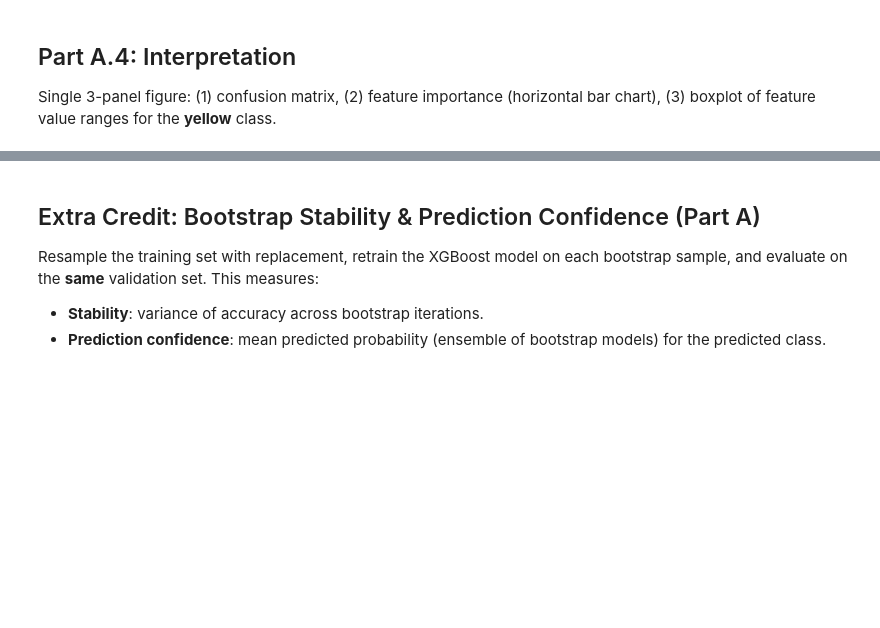
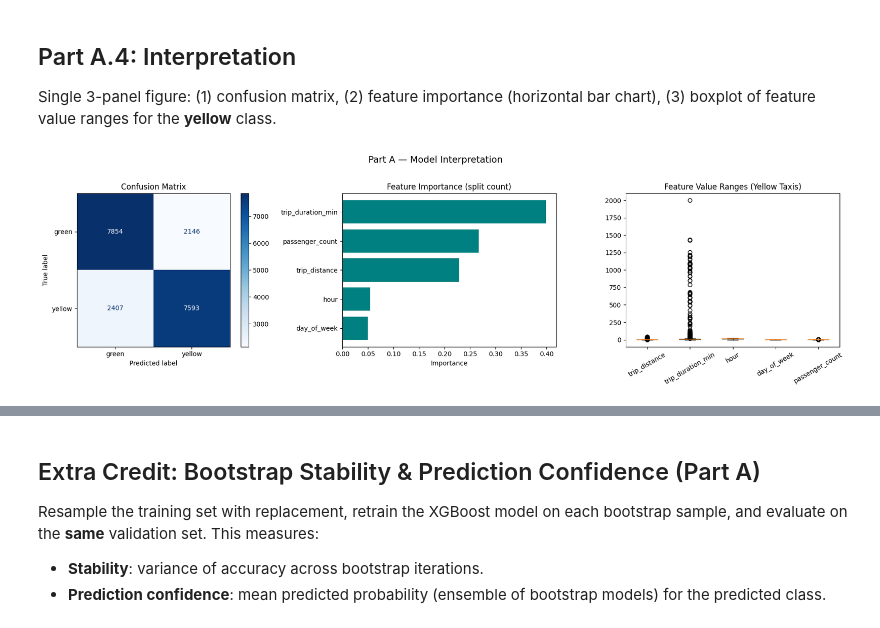
Before and after one commit to jackson6022/dsc291-2026, a Jupyter notebook: HW4/hw4_setup_and_loading.ipynb, the cells around one changed output, grey strips where cells are left out. Saved outputs shown, nothing was run; the diff lists cells and outputs as text; code cells hidden in the pictures; blank space fills up the shorter version.

```diff
--- a/HW4/hw4_setup_and_loading.ipynb
+++ b/HW4/hw4_setup_and_loading.ipynb
@@ -325,34 +325,36 @@ fig, axes = plt.subplots(1, 3, figsize=(18, 5))
 
 # Panel 1: Confusion Matrix
 cm = confusion_matrix(y_valid_labels, y_pred, labels=label_encoder.classes_)
 disp = ConfusionMatrixDisplay(confusion_matrix=cm, display_labels=label_encoder.classes_)
 disp.plot(ax=axes[0], cmap="Blues")
 axes[0].set_title("Confusion Matrix")
 
 # Panel 2: Feature Importance (horizontal bar chart, split count)
 importances = xgb.feature_importances_
 sorted_idx = np.argsort(importances)
 axes[1].barh(np.array(feature_cols)[sorted_idx], importances[sorted_idx], color="teal")
 axes[1].set_title("Feature Importance (split count)")
 axes[1].set_xlabel("Importance")
 
 # Panel 3: Boxplot of feature value ranges for yellow class
 yellow_data = df_partA[df_partA["taxi_type"] == "yellow"][feature_cols]
 bp = axes[2].boxplot(
     [yellow_data[col].dropna().values for col in feature_cols],
-    labels=feature_cols,
+    tick_labels=feature_cols,
     vert=True,
     patch_artist=True,
 )
 for patch in bp["boxes"]:
     patch.set_facecolor("gold")
     patch.set_alpha(0.7)
 axes[2].set_title("Feature Value Ranges (Yellow Taxis)")
 axes[2].tick_params(axis="x", rotation=30)
 
 plt.suptitle("Part A — Model Interpretation", fontsize=14, y=1.02)
 plt.tight_layout()
 plt.show()
+# %% [output]
+[figure, added]
 # %%
 # Extra credit: hyperparameter study (max_depth and learning_rate)
 
```
Also changed, not shown: parts of 2 cells of this notebook.
